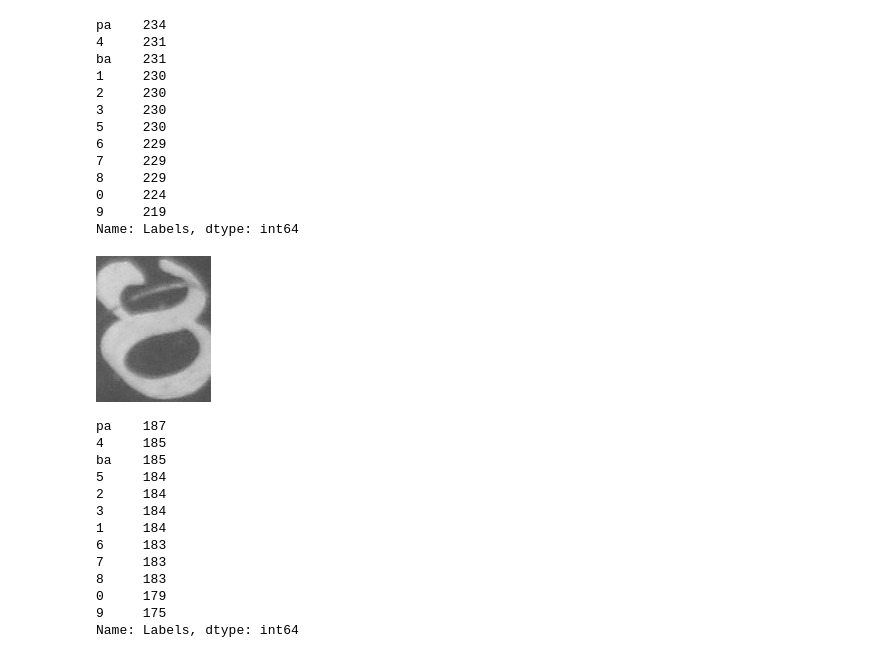
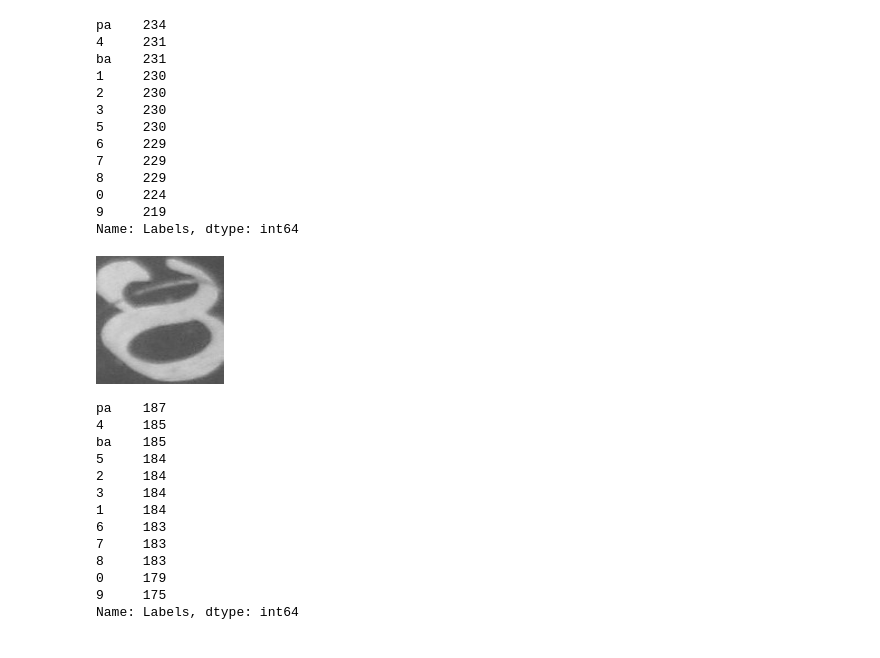
Before and after one commit to ShaileshAdhikari/nepali-text-classification, a Jupyter notebook: image_processing/1.0-AA-exp.ipynb, the cells around one changed output. Saved outputs shown, nothing was run; the diff lists cells and outputs as text; code cells hidden in the pictures.

```diff
--- a/image_processing/1.0-AA-exp.ipynb
+++ b/image_processing/1.0-AA-exp.ipynb
@@ -160,11 +142,11 @@ def make_greyscale(image_path):
     gray_img = T.Grayscale()(image_path)
     return gray_img
 # %%
-sample_img = read_images("./Dataset/augumented\\4\\101.jpg")
+sample_img = read_images("C:/Non-work/ML/Nepali-liscence-number-recognition/Dataset/augumented\\4\\101.jpg", size = (128,128))
 sample_gray = make_greyscale(sample_img)
 sample_gray
 # %% [output]
-[figure, old version]
+[figure, new version]
 # %%
 X = aug_dataset_df["Images"]
 y = aug_dataset_df["Labels"]
```
Also changed, not shown: parts of 18 cells of this notebook.
